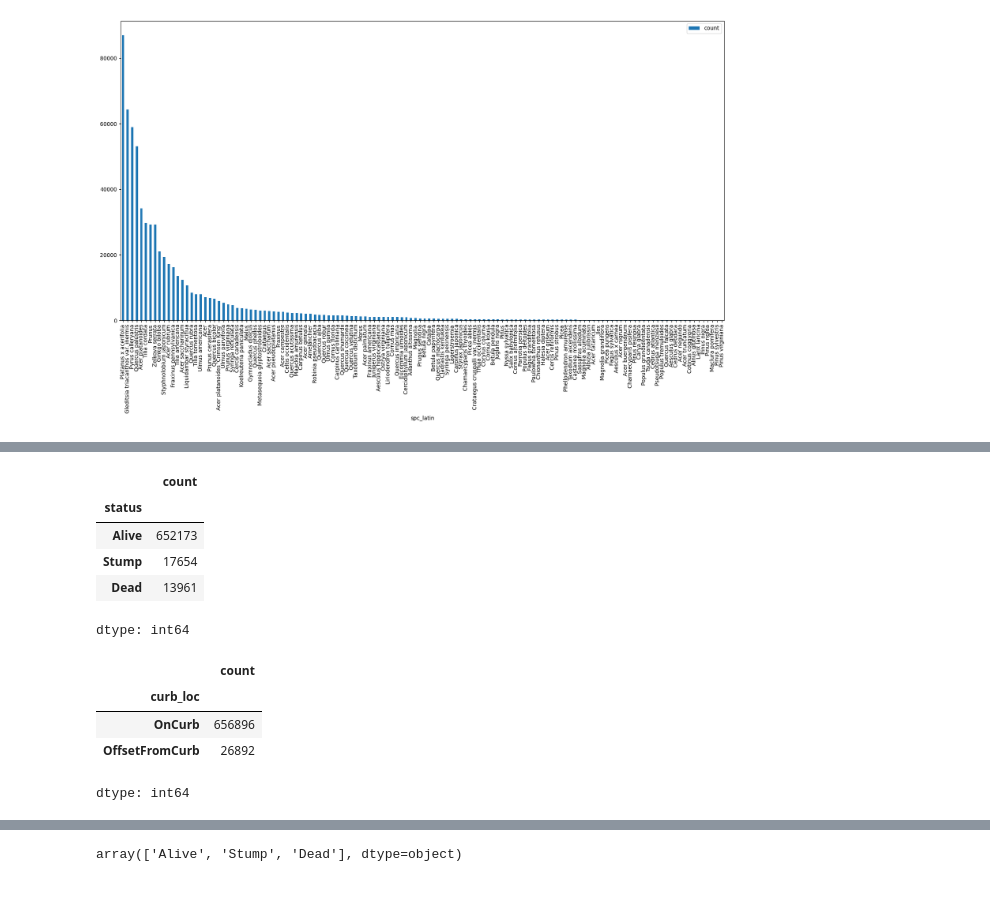
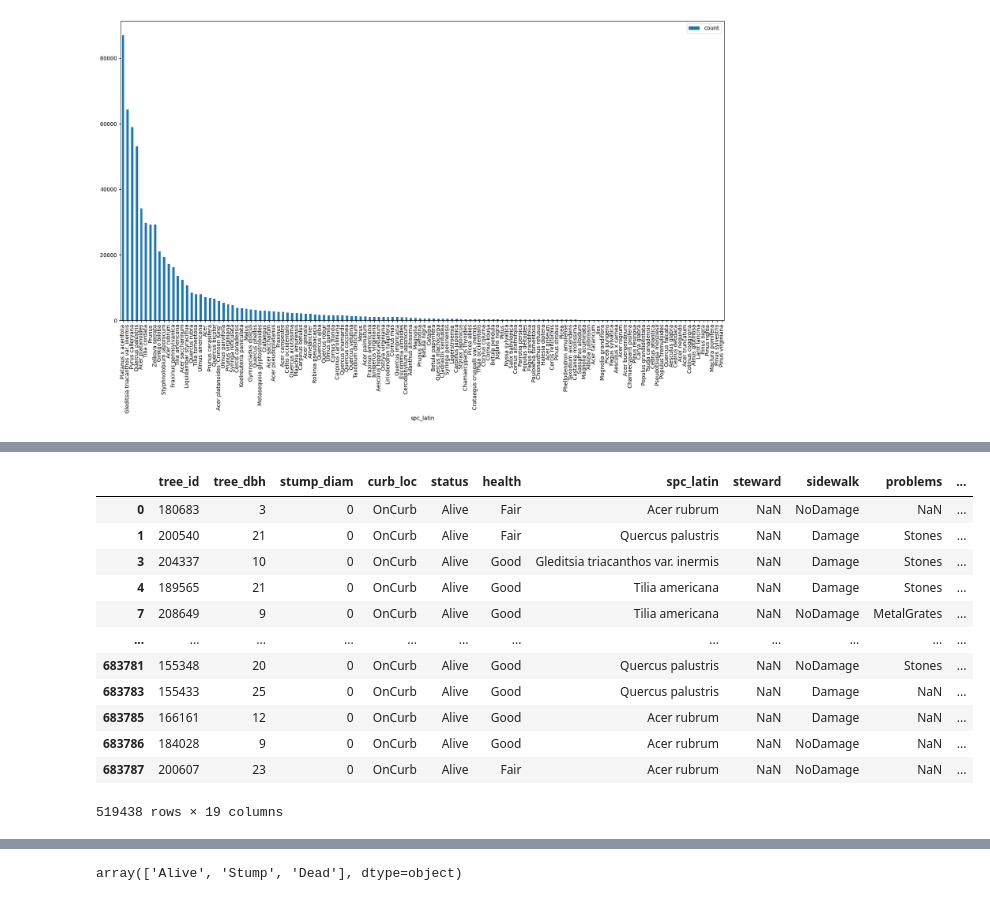
Before and after one commit to ecomunick/python_projects, a Jupyter notebook: pandas/01_data_exploration_nyc_trees.ipynb, the cells around one changed output, grey strips where cells are left out. Drawn from its saved outputs; the diff is of its cells as text; code cells hidden in the pictures.

```diff
--- a/pandas/01_data_exploration_nyc_trees.ipynb
+++ b/pandas/01_data_exploration_nyc_trees.ipynb
@@ -253,17 +233,17 @@ dtype: int64
-# %%
-df_ohne_location['status'].value_counts()
-# %% [output]
-|  | count |
-| status |  |
-| Alive | 652173 |
-| Stump | 17654 |
-| Dead | 13961 |
-dtype: int64
-# %%
-df_ohne_location['curb_loc'].value_counts()
-# %% [output]
-|  | count |
-| curb_loc |  |
-| OnCurb | 656896 |
-| OffsetFromCurb | 26892 |
-dtype: int64
+# %%
+# looking into df_ohne_location['steward']
+df_ohne_location[df_ohne_location['steward'].isna()]
+# %% [output]
+|  | tree_id | tree_dbh | stump_diam | curb_loc | status | health | spc_latin | steward | sidewalk | problems | ... |
+| 0 | 180683 | 3 | 0 | OnCurb | Alive | Fair | Acer rubrum | NaN | NoDamage | NaN | ... |
+| 1 | 200540 | 21 | 0 | OnCurb | Alive | Fair | Quercus palustris | NaN | Damage | Stones | ... |
+| 3 | 204337 | 10 | 0 | OnCurb | Alive | Good | Gleditsia triacanthos var. inermis | NaN | Damage | Stones | ... |
+| 4 | 189565 | 21 | 0 | OnCurb | Alive | Good | Tilia americana | NaN | Damage | Stones | ... |
+| 7 | 208649 | 9 | 0 | OnCurb | Alive | Good | Tilia americana | NaN | NoDamage | MetalGrates | ... |
+| ... | ... | ... | ... | ... | ... | ... | ... | ... | ... | ... | ... |
+| 683781 | 155348 | 20 | 0 | OnCurb | Alive | Good | Quercus palustris | NaN | NoDamage | Stones | ... |
+| 683783 | 155433 | 25 | 0 | OnCurb | Alive | Good | Quercus palustris | NaN | Damage | NaN | ... |
+| 683785 | 166161 | 12 | 0 | OnCurb | Alive | Good | Acer rubrum | NaN | Damage | NaN | ... |
+| 683786 | 184028 | 9 | 0 | OnCurb | Alive | Good | Acer rubrum | NaN | NoDamage | NaN | ... |
+| 683787 | 200607 | 23 | 0 | OnCurb | Alive | Fair | Acer rubrum | NaN | NoDamage | NaN | ... |
+519438 rows × 19 columns
```
Also changed, not shown: parts of 57 cells of this notebook.
